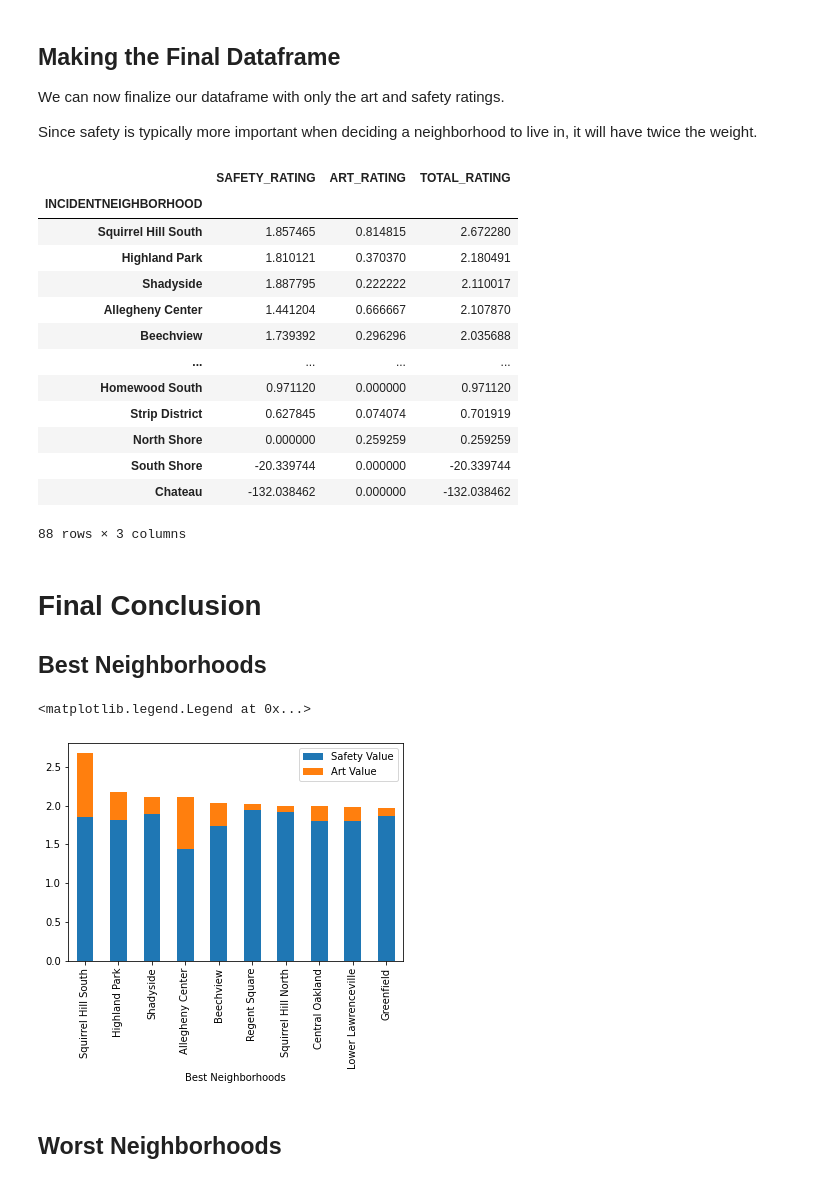
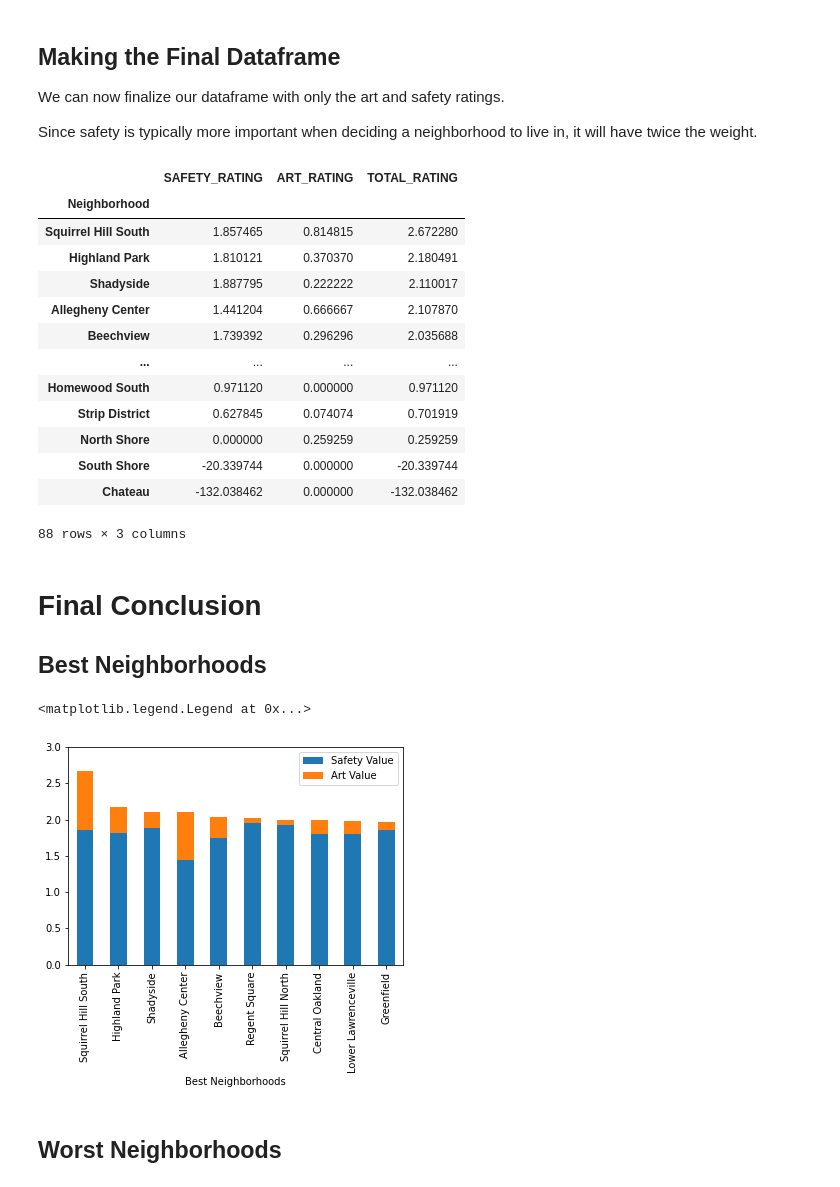
Before and after one commit to jrddp/Big-Ideas-Final-Project, a Jupyter notebook: combined.ipynb, the cells around one changed output. Cells and saved outputs as stored; diff of their text form; code cells hidden in the pictures.

```diff
--- a/combined.ipynb
+++ b/combined.ipynb
@@ -152,6 +158,8 @@ population_data.head()
 We can add the 'Estimate; Total' data to our current neighborhood data by creating a new column.
 # %%
 neighborhood_data['POPULATION'] = population_data['Estimate; Total']
+# Drop any neighborhoods that are missing population data
+neighborhood_data = neighborhood_data.dropna()
 neighborhood_data.head()
 # %% [output]
 |  | DANGER_LEVEL | POPULATION |
@@ -389,6 +415,7 @@ Since safety is typically more important when deciding a neighborhood to live in
 # %%
 final_df = pd.DataFrame(neighborhood_data["SAFETY_RATING"])
 final_df['ART_RATING'] = park['weight']
+final_df.index = final_df.index.rename("Neighborhood")
 
 # Give any missing values a weight of 0 (Such as those with no data on art)
 final_df = final_df.fillna(0)
@@ -405,7 +432,7 @@ final_df = final_df.sort_values(by='TOTAL_RATING', ascending=False)
 final_df
 # %% [output]
 |  | SAFETY_RATING | ART_RATING | TOTAL_RATING |
-| INCIDENTNEIGHBORHOOD |  |  |  |
+| Neighborhood |  |  |  |
 | Squirrel Hill South | 1.857465 | 0.814815 | 2.672280 |
 | Highland Park | 1.810121 | 0.370370 | 2.180491 |
 | Shadyside | 1.887795 | 0.222222 | 2.110017 |
@@ -422,10 +449,10 @@ final_df
 # Final Conclusion
 ## Best Neighborhoods
 # %%
-final_df[['SAFETY_RATING', 'ART_RATING']].head(10).plot.bar(stacked=True, xlabel="Best Neighborhoods").legend(["Safety Value", "Art Value"])
+final_df[['SAFETY_RATING', 'ART_RATING']].head(10).plot.bar(stacked=True, ylim=(0, 3), xlabel="Best Neighborhoods").legend(["Safety Value", "Art Value"])
 # %% [output]
 <matplotlib.legend.Legend at 0x...>
-[figure, old version]
+[figure, new version]
 # %% [markdown]
 ## Worst Neighborhoods
 # %%
```
Also changed, not shown: parts of 15 cells of this notebook, 2 other files.
